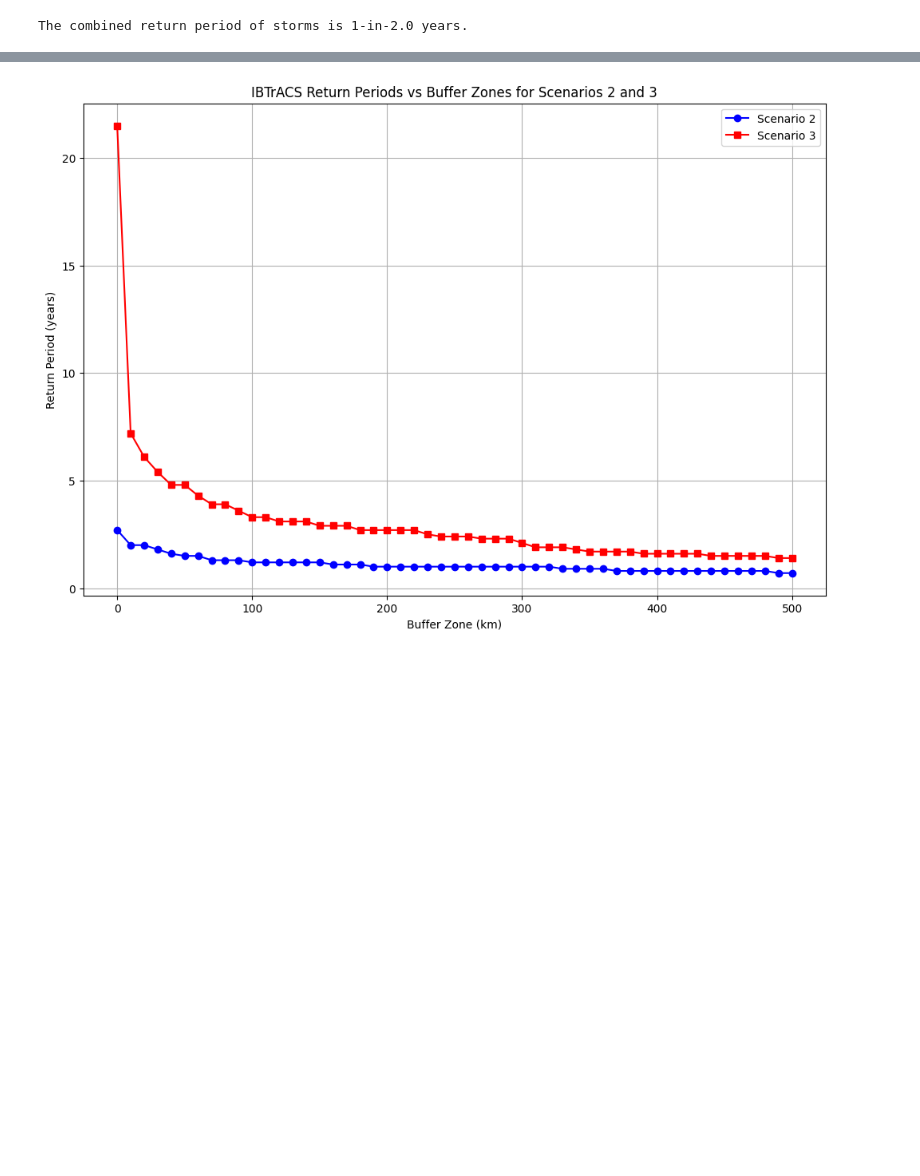
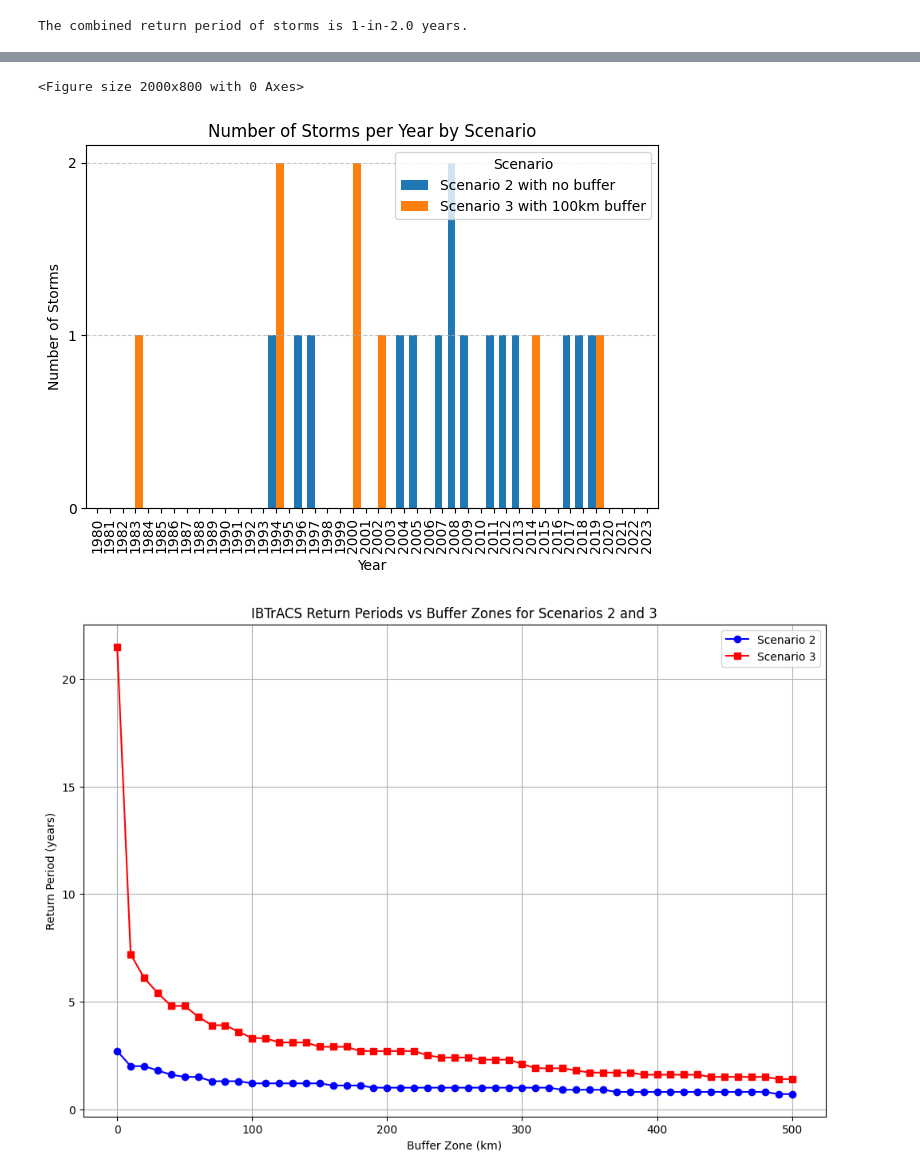
Before and after one commit to OCHA-DAP/ds-aa-mdg-storms, a Jupyter notebook: analysis/01.0_return_period_ibtracs.ipynb, the cells around one changed output, grey strips where cells are left out. Drawn from its saved outputs; the diff is of its cells as text; code cells hidden in the pictures; blank space fills up the shorter version.

Commit message:
additional changes to return period by scenario

```diff
--- a/analysis/01.0_return_period_ibtracs.ipynb
+++ b/analysis/01.0_return_period_ibtracs.ipynb
@@ -258,3 +321,31 @@ The combined return period of storms is 1-in-2.0 years.
+# %%
+# Count the number of occurrences of each storm by year and scenario
+storm_counts = (
+    storm_data_df.groupby(["year", "type"]).size().unstack(fill_value=0)
+)
+# Create a complete range of years for the x-axis
+all_years = range(start_year, 2024)  # Assuming 2024 is the latest year
+storm_counts = storm_counts.reindex(all_years, fill_value=0)
+
+# Plotting
+plt.figure(figsize=(20, 8))
+storm_counts.plot(
+    kind="bar", width=1.2
+)  # Adjust bar width for better visibility
+plt.title("Number of Storms per Year by Scenario")
+plt.xlabel("Year")
+plt.ylabel("Number of Storms")
+plt.xticks(rotation=90)
+plt.yticks(
+    range(0, storm_counts.values.max() + 1)
+)  # Show only integers on the y-axis
+plt.grid(axis="y", linestyle="--", alpha=0.7)
+plt.legend(title="Scenario")
+plt.tight_layout()
+plt.show()
+# %% [output]
+<Figure size 2000x800 with 0 Axes>
+[figure, added]
 # %%
 # Function to calculate the return period for a given wind speed threshold and buffer zone
 
```
Also changed, not shown: parts of 7 cells of this notebook.
